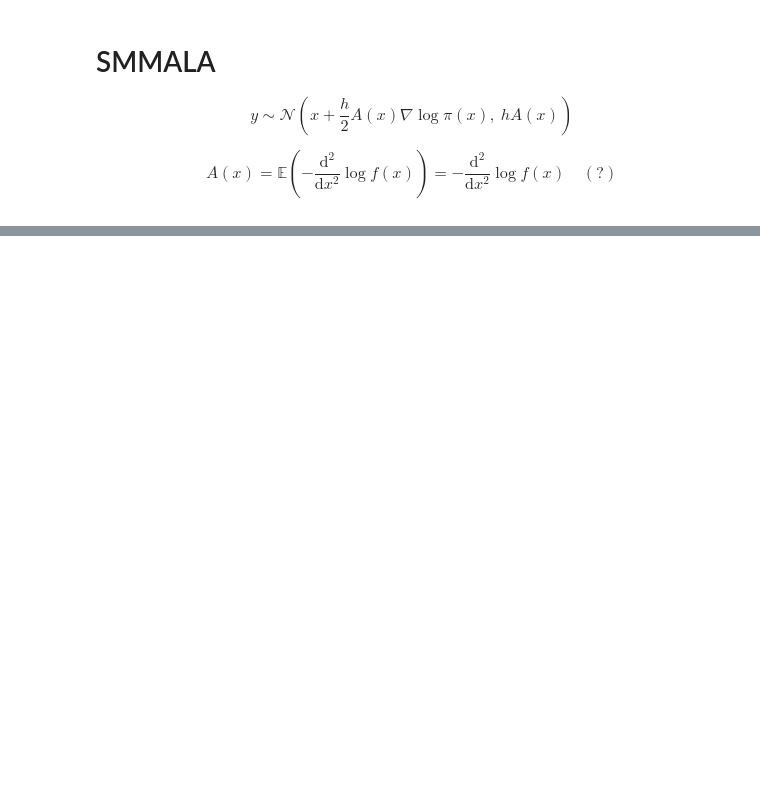
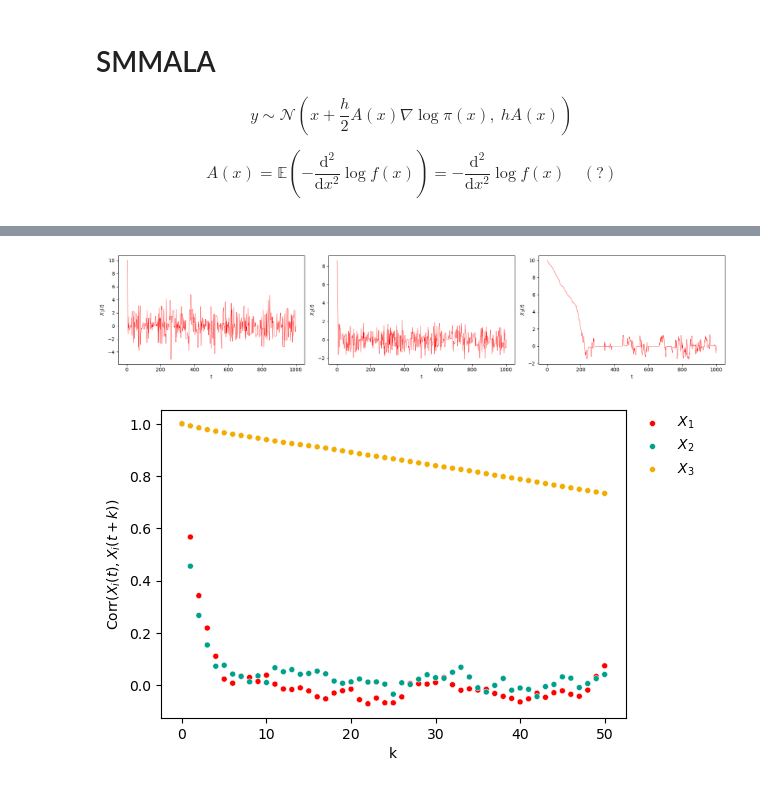
Before and after one commit to bartolomeou/FYP, a Jupyter notebook: manifold_mcmc.ipynb, the cells around one changed output, grey strips where cells are left out. Saved outputs shown, nothing was run; the diff lists cells and outputs as text; code cells hidden in the pictures; blank space fills up the shorter version.

```diff
--- a/manifold_mcmc.ipynb
+++ b/manifold_mcmc.ipynb
@@ -334,0 +422,8 @@ acfplot(smmala_samples)
+# %%
+smbarker_samples = np.vstack([smbarker_samples1, smbarker_samples2, smbarker_samples3])
+
+traceplot(smbarker_samples, overlay=False, n_col=3)
+acfplot(smbarker_samples)
+# %% [output]
+[figure, added]
+[figure, added]
```
Also changed, not shown: parts of 19 cells of this notebook, 4 other files.
